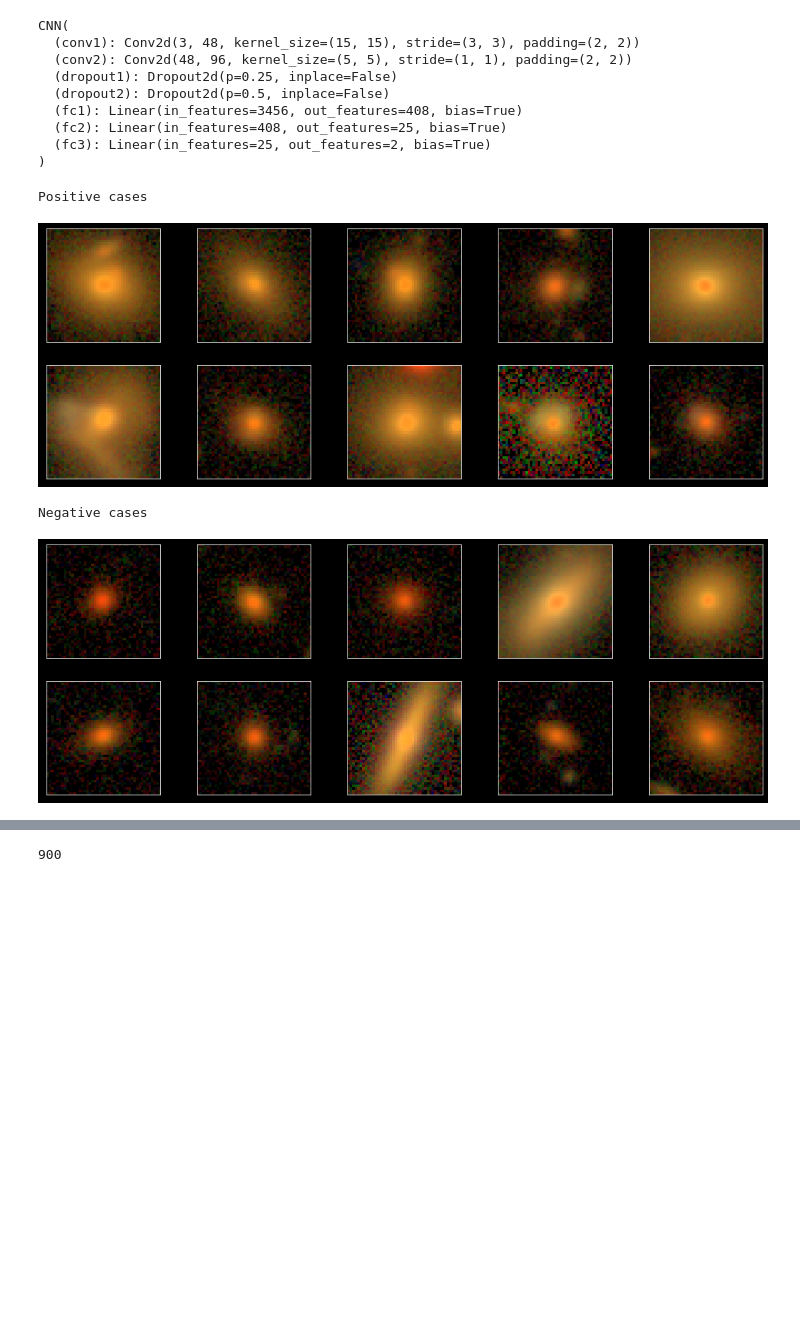
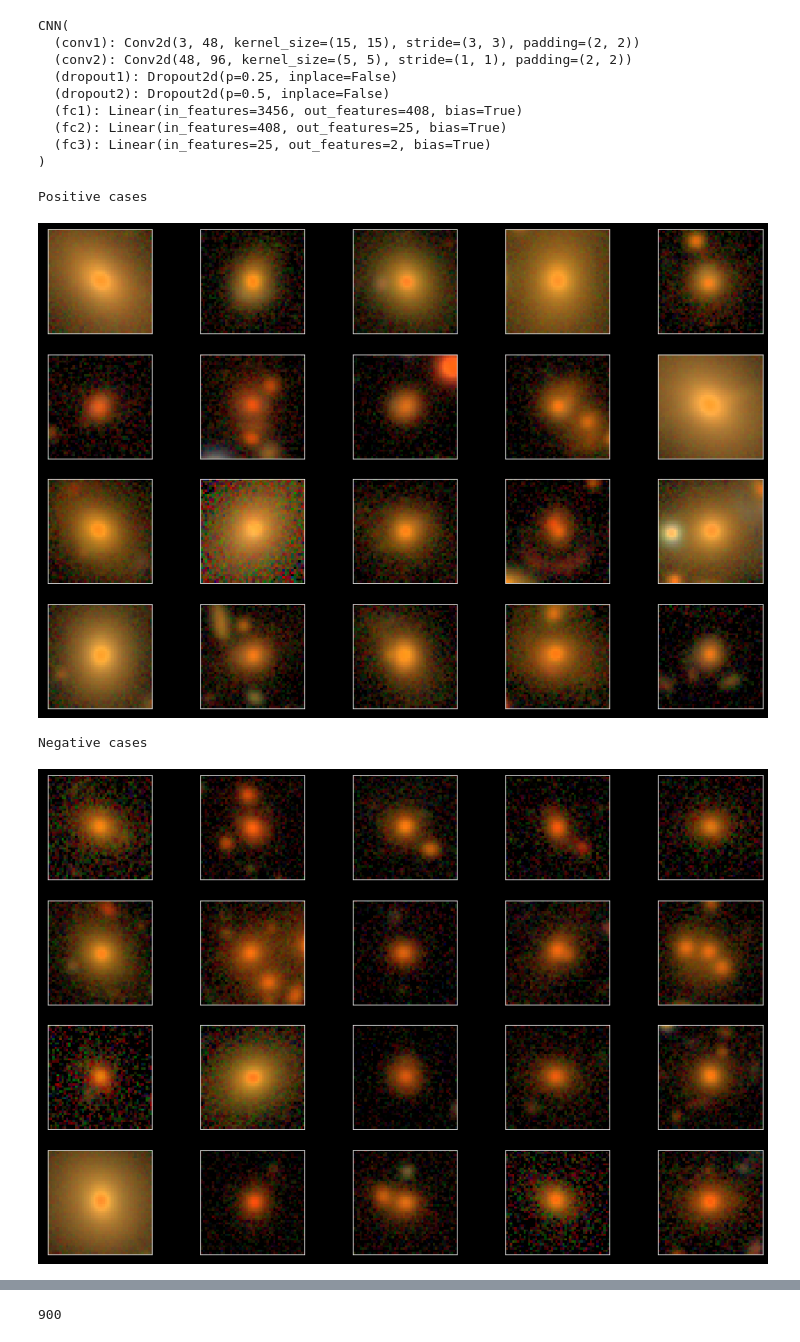
Before and after one commit to JimenaGonzalez/Searching-double-lenses, a Jupyter notebook: Dataset_Creation.ipynb, the cells around one changed output, grey strips where cells are left out. Cells and saved outputs as stored; diff of their text form; code cells hidden in the pictures; blank space fills up the shorter version.

Commit message:
more plots

```diff
--- a/Dataset_Creation.ipynb
+++ b/Dataset_Creation.ipynb
@@ -372,33 +372,33 @@ CNN(
 # %%
 # Exploring the training dataset
 ind_pos, ind_neg = train_dataset.labels == 0, train_dataset.labels == 1
 #ind_neg = train_dataset.labels == 1
 ex_pos, ex_neg = train_dataset.images[ind_pos], train_dataset.images[ind_neg]
-ind_pos, ind_neg = random.sample(range(len(ex_pos)), 10), random.sample(range(len(ex_neg)), 10)
+ind_pos, ind_neg = random.sample(range(len(ex_pos)), 20), random.sample(range(len(ex_neg)), 20)
 ex_pos, ex_neg = ex_pos[ind_pos], ex_neg[ind_neg]
 
 def make_plot_all(objects, title):
-    plt.figure(figsize=(17,6))
+    plt.figure(figsize=(15,10))
     print(title)
-    for i in range(10):
-        plt.subplot(2,5,i+1)
+    for i in range(20):
+        plt.subplot(4,5,i+1)
         rgb = make_lupton_rgb(objects[i][2], objects[i][1], objects[i][0], Q=11., stretch=40.)
         plt.imshow(rgb, aspect='equal')
         plt.xticks([], [])
         plt.yticks([], [])
     if(os.path.exists(path_im) == False):
             os.makedirs(path_im)
     plt.savefig(path_im + '/' + title + '.png', bbox_inches='tight')
     plt.show()
 
 title = 'Positive cases'
 make_plot_all(ex_pos, title)
 title = 'Negative cases'
 make_plot_all(ex_neg, title)
 # %% [output]
 Positive cases
-[figure, old version]
+[figure, new version]
 Negative cases
-[figure, old version]
+[figure, new version]
 # %%
 # Train the CNN
```
Also changed, not shown: parts of 15 cells of this notebook.
